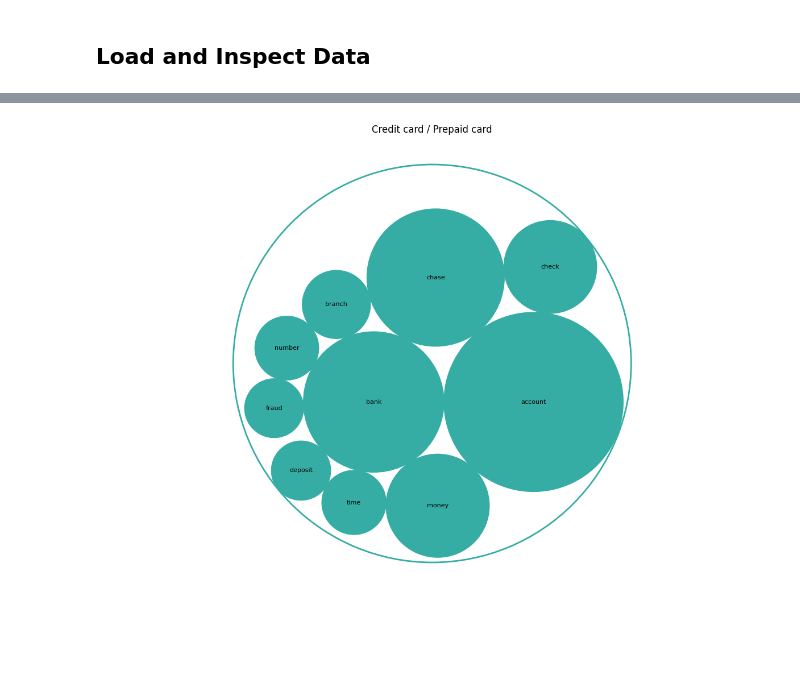
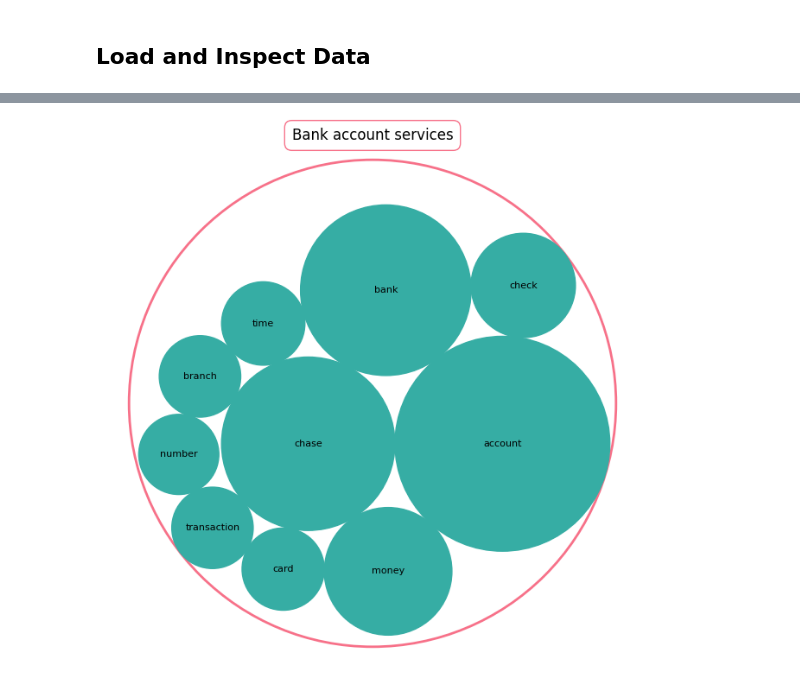
Before and after one commit to chris-caballero/Ticket-Classification-Data, a Jupyter notebook: scripts/data-analysis.ipynb, the cells around one changed output, grey strips where cells are left out. Cells and saved outputs as stored; diff of their text form; code cells hidden in the pictures; blank space fills up the shorter version.

```diff
--- a/scripts/data-analysis.ipynb
+++ b/scripts/data-analysis.ipynb
@@ -103,2 +87,2 @@ complaints_df.loc[:, 'clean_text'] = text
 # %%
-pipe = vectorizer_pipeline(text)
+pipe = vectorizer_pipeline(complaints_df.clean_text)
@@ -119,0 +91,8 @@ topic_map = {
+# %%
+topic_map = {
+    0: 'Bank account services',
+    1: 'Theft / Dispute reporting',
+    2: 'Mortgages / Loans',
+    3: 'Credit card / Prepaid card',
+    4: 'Others'
+}
@@ -139,8 +123,10 @@ topic_words
 # %%
 nmf_output = pipe['nmf'].transform(
-    pipe['tfidf'].transform(pipe['count'].transform(text))
+    pipe['tfidf'].transform(pipe['count'].transform(complaints_df.clean_text))
 )
 
 cluster_assignments = np.argmax(nmf_output, axis=1)
 complaints_df.loc[:, 'label'] = cluster_assignments
 complaints_df.loc[:, 'topic'] = complaints_df['label'].map(topic_map)
+
+complaints_df.head()
@@ -158,13 +146,3 @@ topic_dfs = {
     topic_map[label]: complaints_df[complaints_df['label'] == label] \
     for label in topic_map
 }
-# %%
-feature_names = pipe['count'].get_feature_names_out()
-word_counts = pipe['count'].transform(text).sum(axis=0)
-
-word_counts_df = pd.DataFrame({
-    'Word': feature_names,
-    'Count': word_counts.tolist()[0]
-}).sort_values(by='Count', ascending=False)
-
-word_counts_df.head()
@@ -180,11 +159,12 @@ word_counts_df.head()
 # %%
-import circlify as circ
-import matplotlib.pyplot as plt
-import seaborn as sns
+bg_color = 'white'
+# bg_color = sns.dark_palette('#00044f')[2]
 
+k=10
 # Assuming you're working with the first topic (index 0)
 # topic = 'Theft / Dispute reporting'
-fig, ax = plt.subplots(figsize=(15, 10))
+fig, ax = plt.subplots(figsize=(8, 8))
+fig.set_facecolor(bg_color)
 offset = 2.5
 positions = [(0, 0), (offset, 0), (-offset, 0), (0, offset), (0, -offset)]
 
@@ -198,33 +178,33 @@ for topic, position in zip(topic_map.values(), positions):
         'Count': word_counts.tolist()[0]
     }).sort_values(by='Count', ascending=False)
 
 
     values = topic_data['Count'].values.tolist()[:k]
     labels = topic_data['Word'].values.tolist()[:k][::-1]
 
     edge = sns.color_palette('husl')[3]
     face = sns.color_palette('husl')[3]
 
     # Generate circular packing using circlify
     circles = circ.circlify(values, show_enclosure=True, target_enclosure=None)
 
     # Draw the big circle encompassing all k words
     big_circle = circles[0]
     x, y, r = big_circle.circle
-    plt.gca().add_patch(plt.Circle((x+position[0], y+position[1]), r, fill=False, edgecolor=edge, linewidth=2))
-    plt.text(x+position[0], y+position[1]+1.2, topic, ha='center', va='top', fontsize=12, color='black')
+    plt.gca().add_patch(plt.Circle((x+position[0], y+position[1]), r, fill=False, edgecolor=sns.color_palette('husl')[0], linewidth=2))
+    plt.text(x+position[0], y+position[1]+1.1, topic, ha='center', va='center', fontsize=12, color='black', bbox=dict(facecolor=bg_color, edgecolor=sns.color_palette('husl')[0], boxstyle='round', pad=.5))
 
     for circle, label in zip(circles[1:], labels):
         x, y, r = circle.circle
         plt.gca().add_patch(plt.Circle((x+position[0], y+position[1]), r, fill=True, edgecolor=edge, facecolor=face))
         plt.text(x+position[0], y+position[1], label, ha='center', va='center', fontsize=8)
 
     break
 
     # break
 
 plt.axis('equal')
 plt.axis('off')
 plt.show()
 # %% [output]
-[figure, old version]
+[figure, new version]
```
Also changed, not shown: parts of 37 cells of this notebook.
